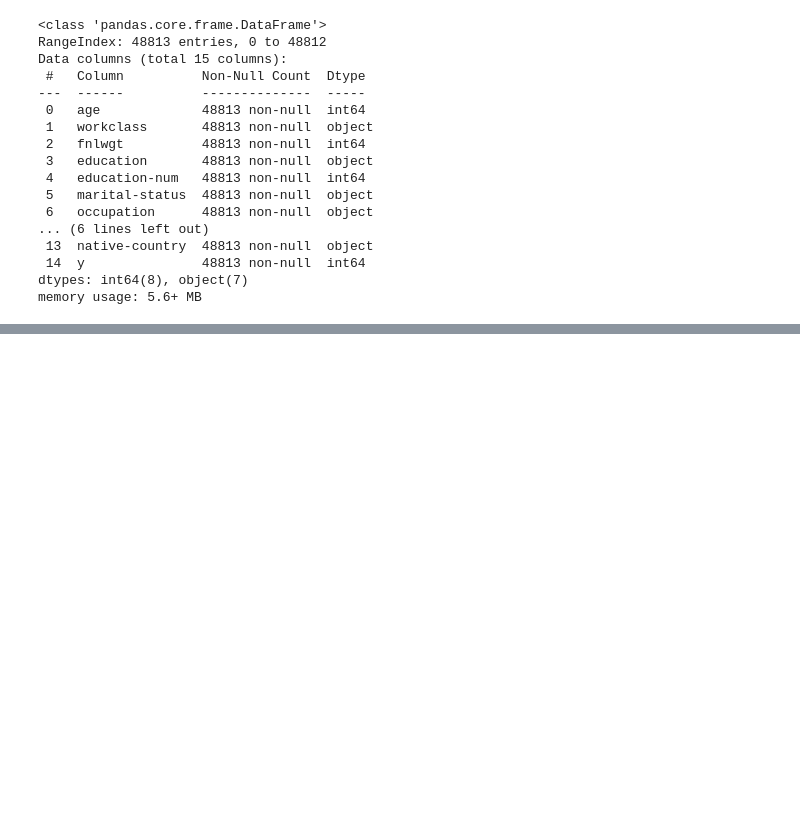
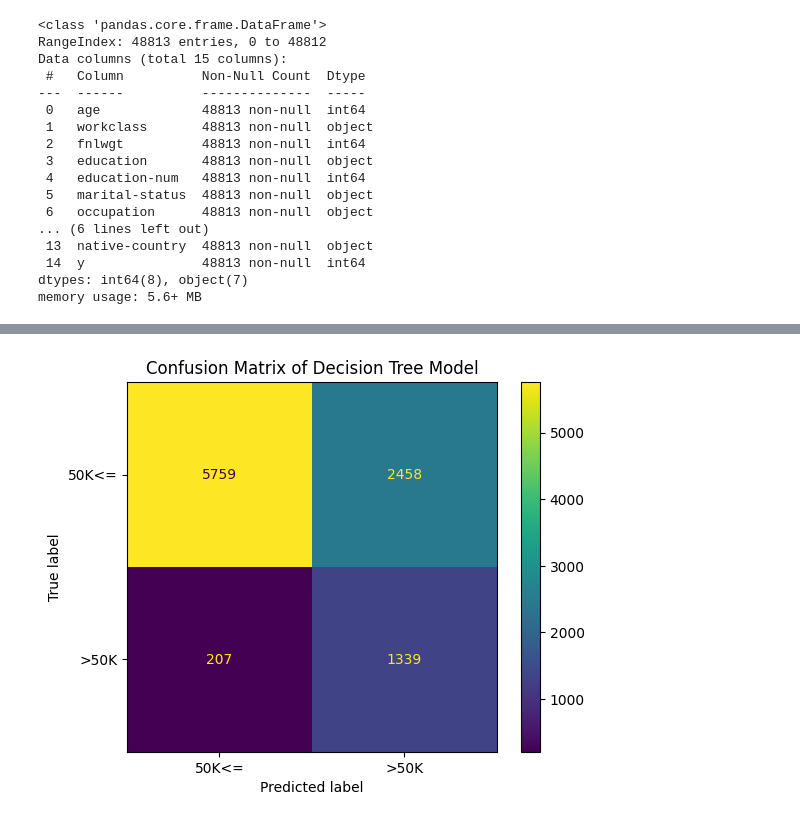
Before and after one commit to kristofwillen/datascience-engie-dssl25, a Jupyter notebook: 1-eda.ipynb, the cells around one changed output, grey strips where cells are left out. Cells and saved outputs as stored; diff of their text form; code cells hidden in the pictures; blank space fills up the shorter version.

Commit message:
Added CatBootClassifier

```diff
--- a/1-eda.ipynb
+++ b/1-eda.ipynb
@@ -625,0 +649,33 @@ display(df)
+# %%
+cat_features = [
+    'workclass',
+    'marital-status',
+    'occupation',
+    'relationship',
+    'race',
+    'continent',
+    'sex',
+    'continent'
+]
+# %%
+from catboost import CatBoostClassifier
+%matplotlib inline
+
+clf = CatBoostClassifier(
+    iterations=600,
+    learning_rate=0.005,
+    #loss_function='CrossEntropy',
+    verbose=5,
+    class_weights=class_weights
+)
+
+
+clf.fit(X_train, y_train,
+        cat_features=cat_features,
+        eval_set=(X_val, y_val),
+        verbose=True
+)
+
+print('CatBoost model is fitted: ' + str(clf.is_fitted()))
+print('CatBoost model parameters:')
+print(clf.get_params())
@@ -625,0 +709,5 @@ display(df)
+# %%
+dt_pred =  clf.predict(X_val)
+
+dt_val_acc = accuracy_score(y_val, dt_pred)
+print("Catboost Accuracy Score", dt_val_acc)
@@ -625,0 +729,8 @@ display(df)
+# %%
+cm = confusion_matrix(y_val, dt_pred, labels=clf.classes_)
+disp_cm = ConfusionMatrixDisplay(confusion_matrix=cm, display_labels=['50K<=', '>50K'])
+disp_cm.plot()
+plt.title("Confusion Matrix of Decision Tree Model")
+plt.show()
+# %% [output]
+[figure, added]
```
Also changed, not shown: parts of 17 cells of this notebook.
